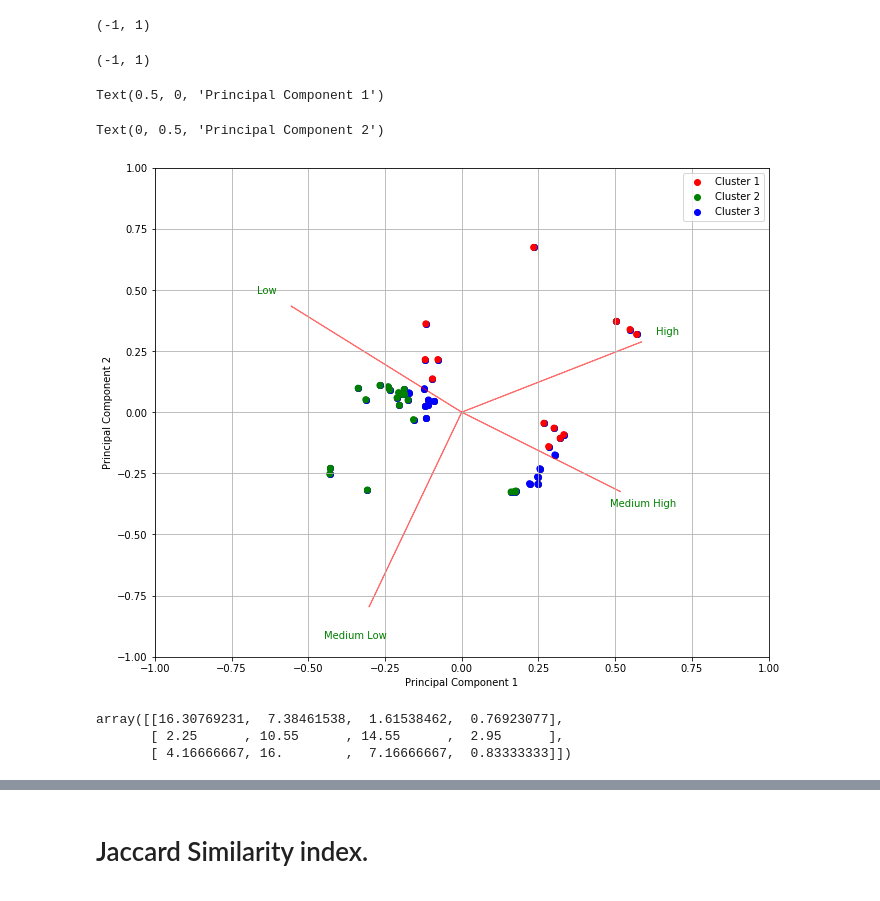
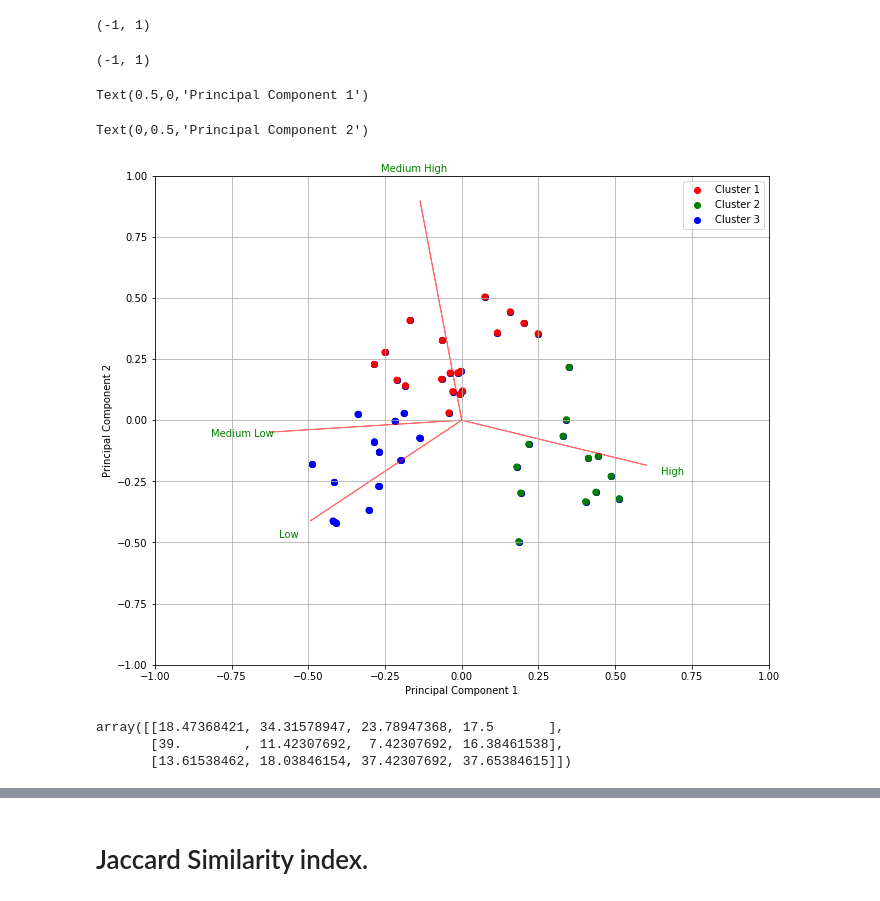
Before and after one commit to Guindillator/Certainty, a Jupyter notebook: Code_Figures_Certainty_Project.ipynb, the cells around one changed output, grey strips where cells are left out. Drawn from its saved outputs; the diff is of its cells as text; code cells hidden in the pictures.

```diff
--- a/Code_Figures_Certainty_Project.ipynb
+++ b/Code_Figures_Certainty_Project.ipynb
@@ -68,2 +55,3 @@ figure = iris.get_figure()
 # %%
-s123 = pd.read_csv("C:\\Users\\marpr\\Desktop\\docto\\respuestas-s123.csv", sep=',')
+s123 = pd.read_csv("C:\\Users\\marpr\\Desktop\\docto\\respuestas-s123 - copia.csv", sep=',')
+# s123
@@ -88,34 +58,20 @@ s123 = pd.read_csv("C:\\Users\\marpr\\Desktop\\docto\\respuestas-s123.csv", sep=
 # %%
-# import matplotlib.pyplot as plt
-# from mpl_toolkits.mplot3d import Axes3D
-# from matplotlib.legend_handler import HandlerLine2D
-# from sklearn import datasets
-# from sklearn.decomposition import PCA
-# iris = datasets.load_iris()
 m = (np.asarray(s123))
-s1_array = (m[:, :4])
+s1_array = pd.DataFrame((m[:, :4]))
 
-# lista = []
-# for i in range(1,46):
-#     lista.append([0])
-# s1_array = (np.append(s1_array, lista, axis=1))
 
-# s3_array = (m[:, 4:7])
-# s2_array = (m[:, 7:9])
-s1_array_comp = clr(centralize(multiplicative_replacement(closure(s1_array), delta = 0.0001)))
-s1_array_comp = scale(s1_array_comp)
+s1_array_rank = s1_array.rank()
 
 range_s123 = range(1,11)
 s1_interia = []
-s1 = pd.DataFrame(s1_array_comp)
-pcax1 = PCA(n_components=3).fit_transform(s1)
-pcax1_dt = pd.DataFrame(pcax1)
+s1 = pd.DataFrame(s1_array_rank)
+
 pca = PCA()
 pcax1 = pca.fit_transform(s1)
 
 k = 3
 # Create a kmeans model on our data, using k clusters.  random_state helps ensure that the algorithm returns the same results each time.
-kmeans_model = KMeans(n_clusters=k, random_state=1).fit((pd.DataFrame(s1_array)).iloc[:, :])
+kmeans_model = KMeans(n_clusters=k, random_state=1).fit((pd.DataFrame(s1_array_rank)).iloc[:, :])
 
 # These are our fitted labels for clusters -- the first cluster has label 0, and the second has label 1.
 y = kmeans_model.labels_
@@ -152,39 +108,39 @@ def myplot(score,coeff,labels=None):
     if labels is None:
         plt.text(coeff[1,0]* 1.15, coeff[1,1] * 1.15, "Medium High", color = 'g', ha = 'center', va = 'center')
     else:
         plt.text(coeff[1,0]* 1.15, coeff[1,1] * 1.15, labels[1], color = 'g', ha = 'center', va = 'center')
 
     plt.arrow(0, 0, coeff[2,0], coeff[2,1],color = 'r',alpha = 0.5)
     if labels is None:
         plt.text(coeff[2,0]* 1.15, coeff[2,1] * 1.15, "Medium Low", color = 'g', ha = 'center', va = 'center')
     else:
         plt.text(coeff[2,0]* 1.15, coeff[2,1] * 1.15, labels[2], color = 'g', ha = 'center', va = 'center')
 
     plt.arrow(0, 0, coeff[3,0], coeff[3,1],color = 'r',alpha = 0.5)
     if labels is None:
         plt.text(coeff[3,0]* 1.15, coeff[3,1] * 1.15, "Low", color = 'g', ha = 'center', va = 'center')
     else:
         plt.text(coeff[3,0]* 1.15, coeff[3,1] * 1.15, labels[3], color = 'g', ha = 'center', va = 'center')
 
 plt.xlim(-1,1)
 plt.ylim(-1,1)
 plt.xlabel("Principal Component {}".format(1))
 plt.ylabel("Principal Component {}".format(2))
 plt.grid()
 
 #Call the function. Use only the 2 PCs.
 myplot(pcax1[:,0:2],np.transpose(pca.components_[0:2, :]))
-plt.savefig('biplot_pca_s1_compositional.png', dpi = 500)
+plt.savefig('biplot_pca_s1_rank.png', dpi = 500)
 plt.show()
 kmeans_model.cluster_centers_
 # %% [output]
 (-1, 1)
 (-1, 1)
-Text(0.5, 0, 'Principal Component 1')
+Text(0.5,0,'Principal Component 1')
-Text(0, 0.5, 'Principal Component 2')
+Text(0,0.5,'Principal Component 2')
-[figure, old version]
+[figure, new version]
-array([[16.30769231,  7.38461538,  1.61538462,  0.76923077],
-       [ 2.25      , 10.55      , 14.55      ,  2.95      ],
-       [ 4.16666667, 16.        ,  7.16666667,  0.83333333]])
+array([[18.47368421, 34.31578947, 23.78947368, 17.5       ],
+       [39.        , 11.42307692,  7.42307692, 16.38461538],
+       [13.61538462, 18.03846154, 37.42307692, 37.65384615]])
 # %%
 m = (np.asarray(s123))
```
Also changed, not shown: parts of 11 cells of this notebook, 2 other files.
